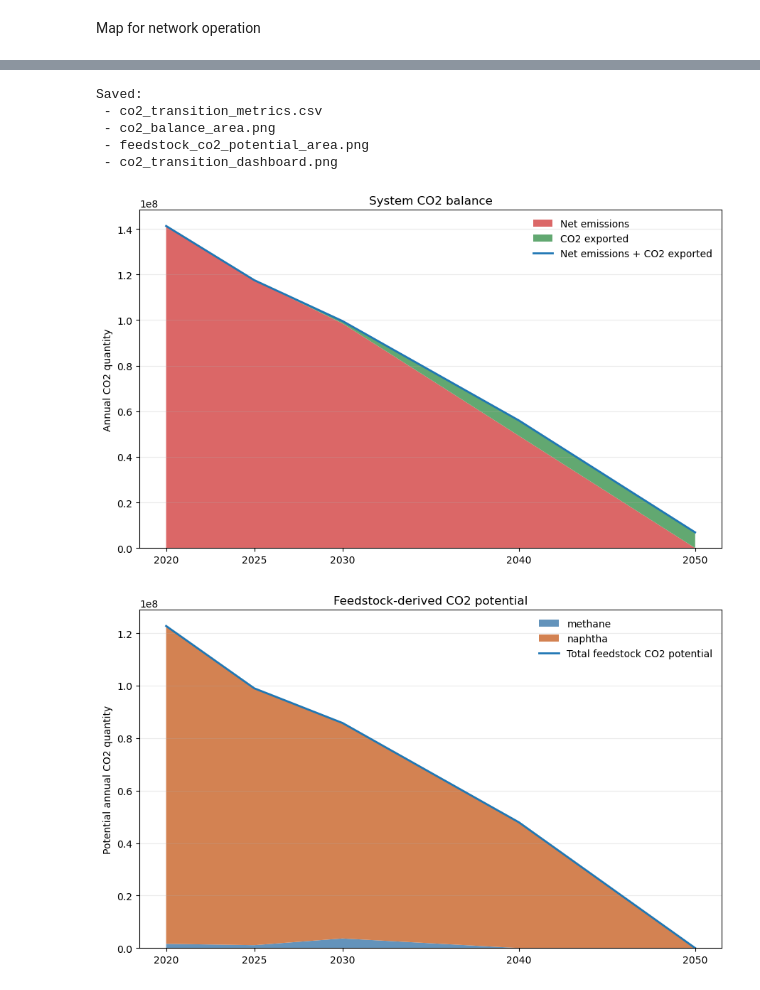
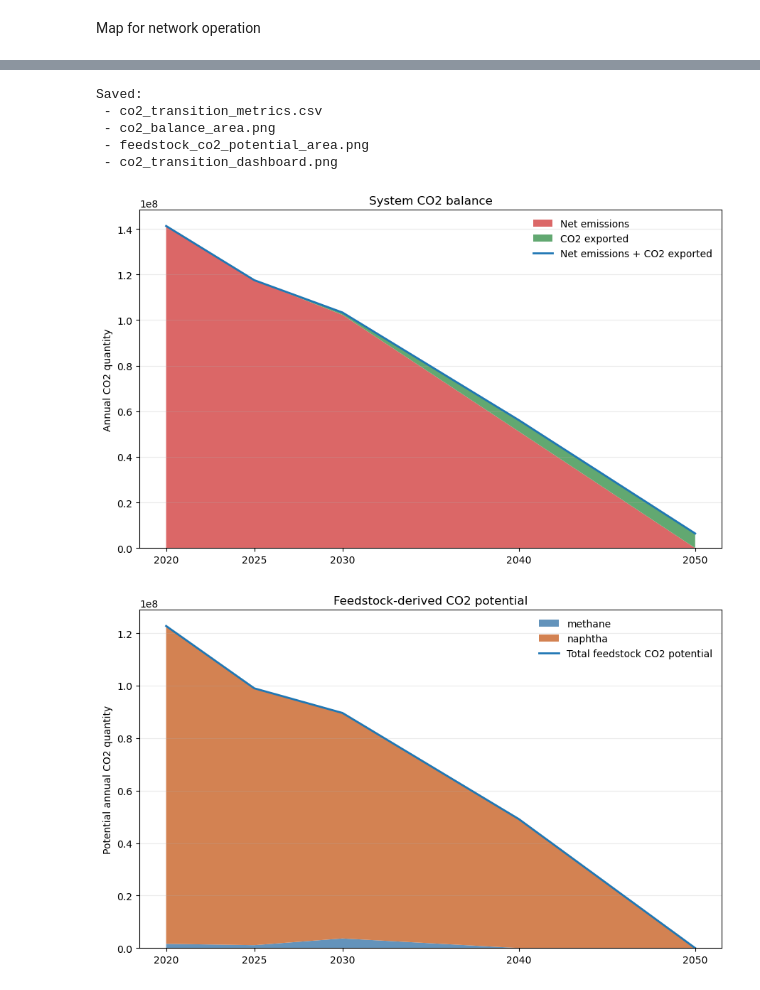
Before and after one commit to AlessandroMagnino/AdOpT-NET0_my, a Jupyter notebook: output_analysers/h5_reader.ipynb, the cells around one changed output, grey strips where cells are left out. Cells and saved outputs as stored; diff of their text form; code cells hidden in the pictures.

```diff
--- a/output_analysers/h5_reader.ipynb
+++ b/output_analysers/h5_reader.ipynb
@@ -1733,8 +1733,8 @@ def plot_network_map(
 # ─────────────────────────────────────────────
 
 if __name__ == "__main__":
-    h5_path   = Path(r"output\base_case\2040\optimization_results.h5")
-    nodes_csv = Path(r"case_studies\base_case\2040\plants_clusters_summary.csv")
+    h5_path   = Path(r"output\base_case_10_dd\2050\optimization_results.h5")
+    nodes_csv = Path(r"case_studies\base_case_10_dd\2050\plants_clusters_summary.csv")
     year      = "2022"
 
     for network in ["hydrogenPipelineOnshore_existing", "hydrogenPipelineOnshore"]:
@@ -2949,11 +2955,12 @@ def plot_feedstock_spending_shares(
 if __name__ == "__main__":
     # Example 1: explicit list. Year is inferred from the parent folder name when available.
     h5_files = [
-        r"output/base_case/2020/optimization_results.h5",
-        r"output/base_case/2025/optimization_results.h5",
-        r"output/base_case/2030/optimization_results.h5",
-        r"output/base_case/2040/optimization_results.h5",
-        r"output/base_case/2050/optimization_results.h5",
+        # r"output/base_case_15_dd/2020/optimization_results.h5",
+        # r"output/base_case_15_dd/2025/optimization_results.h5",
+        # r"output/base_case_15_dd/2030/optimization_results.h5",
+        # r"output/base_case_15_dd/2040/optimization_results.h5",
+        # r"output/base_case_15_dd/2050/optimization_results.h5"
+        r"output\2030-1_1_2_3\optimization_results.h5",
     ]
 
     # Example 2: recursive discovery.
@@ -3378,37 +3385,37 @@ def plot_combined_dashboard(
 if __name__ == "__main__":
     # Example input list. The year is inferred from the parent folder.
     h5_files = [
-        r"output/base_case/2020/optimization_results.h5",
-        r"output/base_case/2025/optimization_results.h5",
-        r"output/base_case/2030/optimization_results.h5",
-        r"output/base_case/2040/optimization_results.h5",
-        r"output/base_case/2050/optimization_results.h5",
+        r"output/base_case_10_dd/2020/optimization_results.h5",
+        r"output/base_case_10_dd/2025/optimization_results.h5",
+        r"output/base_case_10_dd/2030/optimization_results.h5",
+        r"output/base_case_10_dd/2040/optimization_results.h5",
+        r"output/base_case_10_dd/2050/optimization_results.h5",
     ]
 
     # Keep only files that actually exist so the example block does not fail.
     h5_files = [Path(p) for p in h5_files if Path(p).exists()]
 
     if not h5_files:
         print("No H5 files found. Update 'h5_files' in the __main__ block.")
         raise SystemExit(0)
 
     metrics_df = analyze_h5_files(h5_files)
     # metrics_df.to_csv("co2_transition_metrics.csv", index=False)
 
     plot_co2_balance(metrics_df, "co2_balance_area.png")
     plot_feedstock_potential(metrics_df, "feedstock_co2_potential_area.png")
     plot_combined_dashboard(metrics_df, "co2_transition_dashboard.png")
 
     print("Saved:")
     print(" - co2_transition_metrics.csv")
     print(" - co2_balance_area.png")
     print(" - feedstock_co2_potential_area.png")
     print(" - co2_transition_dashboard.png")
 # %% [output]
 Saved:
  - co2_transition_metrics.csv
  - co2_balance_area.png
  - feedstock_co2_potential_area.png
  - co2_transition_dashboard.png
-[figure, old version]
+[figure, new version]
-[figure, old version]
+[figure, new version]
```
Also changed, not shown: parts of 7 cells of this notebook, 44 other files.
